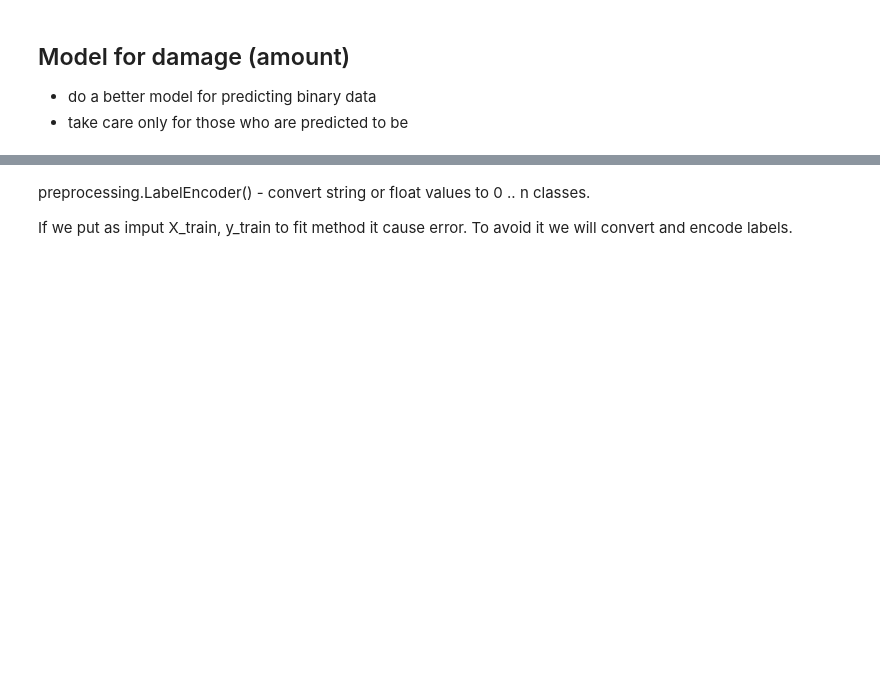
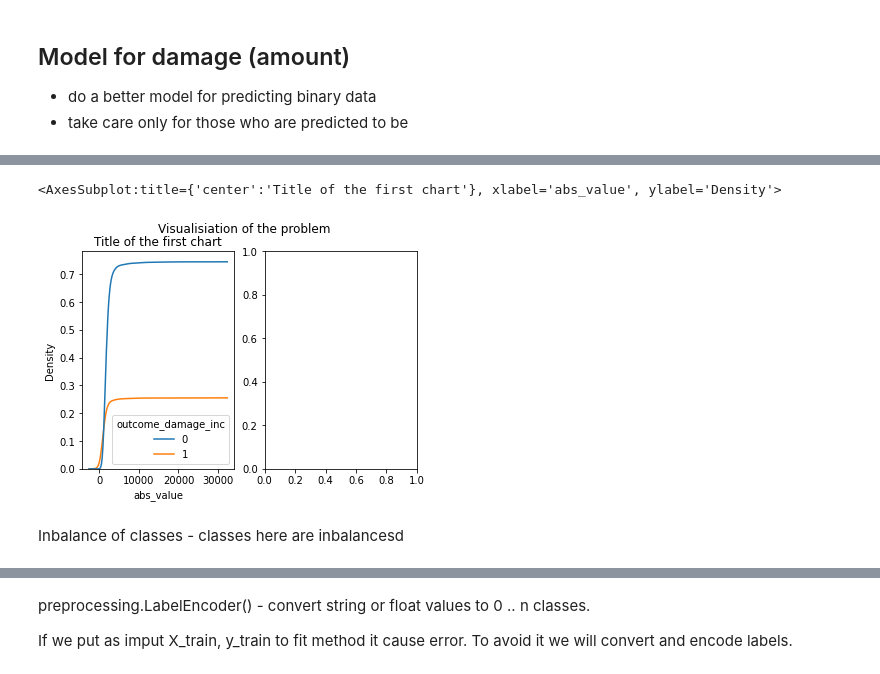
Before and after one commit to phuycke/ML-in-Python, a Jupyter notebook: notebooks/Q4 Daniel.ipynb, the cells around one changed output, grey strips where cells are left out. Cells and saved outputs as stored; diff of their text form; code cells hidden in the pictures; blank space fills up the shorter version.

```diff
--- a/notebooks/Q4 Daniel.ipynb
+++ b/notebooks/Q4 Daniel.ipynb
@@ -24,3 +96,14 @@ def read_pkl(train_name, score_name,  project_root_path = "/home/daniel/Projects
+# %%
+
+from matplotlib import pyplot as plt
+import seaborn as sns
+fig, axes = plt.subplots(1, 2)
+fig.suptitle('Visualisiation of the problem')
+axes[0].set_title('Title of the first chart')
+sns.kdeplot(data= data_target, x="abs_value", hue="outcome_damage_inc",  cumulative=True, common_norm=True, common_grid=True, ax=axes[0])
+# %% [output]
+<AxesSubplot:title={'center':'Title of the first chart'}, xlabel='abs_value', ylabel='Density'>
+[figure, added]
 # %%
 
 data_dict = {'train_name': 'data_train_v3.pkl', 'score_name': 'score_v3.pkl'}
@@ -27,0 +118,2 @@ data_train, score = read_pkl(**data_dict)
+# %% [markdown]
+Inbalance of classes  - classes here are inbalancesd
```
Also changed, not shown: parts of 22 cells of this notebook, 8 other files.
